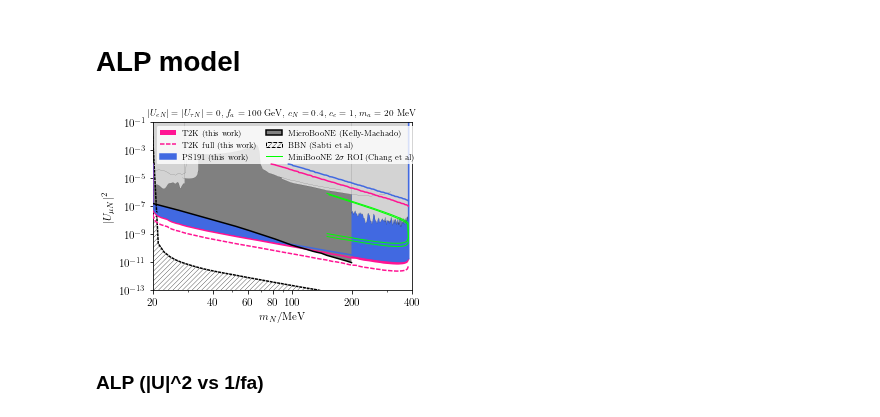
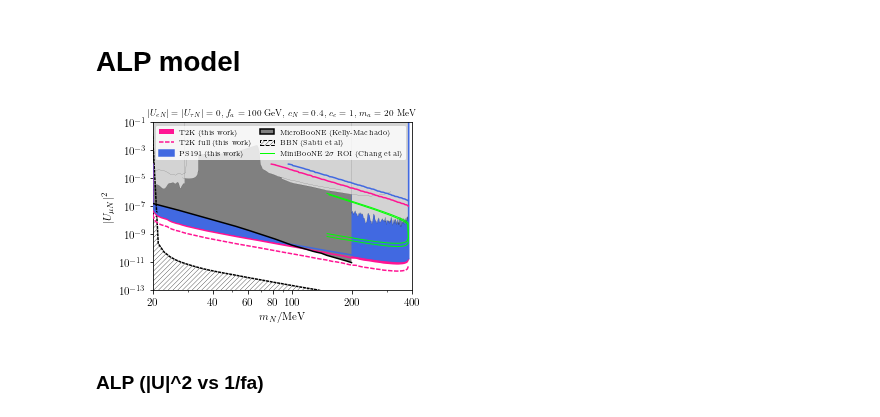
Before and after one commit to mhostert/HNL-DIF, a Jupyter notebook: main_plots.ipynb, the cells around one changed output. Drawn from its saved outputs; the diff is of its cells as text; code cells hidden in the pictures.

```diff
--- a/main_plots.ipynb
+++ b/main_plots.ipynb
@@ -747,35 +758,35 @@ MB_ROI, = ax.plot(x,y, c='lime', lw=1, zorder=20, label='MiniBooNE ROI (C. Chang
 
 
 data = np.genfromtxt("digitized/alp_miniboone/Umu4_vs_ms_lower2sigma.dat", unpack=True)
 x,y = plot_tools.plot_closed_region(data, logy=True)
 MB_ROI, = ax.plot(x,y, c='lime', lw=1, zorder=20, label='MiniBooNE ROI (C. Chang et al)')
 
 
 
 ####
 # labels
 ax.set_title(r"$|U_{e N}| = |U_{\tau N}| = 0$, $f_a = 100$ GeV, $c_N=0.4$, $c_e=1$, $m_a = 20$ MeV",fontsize=9)
 
 # In total 3x3 lines have been plotted
 legend1 = plt.legend([t2kregion1, t2kregion2, PS191region,mubooneregion, BBNregion, MB_ROI],
                      [r"T2K (this work)", r"T2K full (this work)", r"PS191 (this work)",
                      r'MicroBooNE (Kelly-Machado)',r'BBN (Sabti et al)',r'MiniBooNE $2\sigma$ ROI (Chang et al)'],
-                     loc='upper left',markerfirst=True,edgecolor="None", fontsize=8, frameon=True, framealpha=0.8, ncol=2,columnspacing=1)
+                     loc='upper left',markerfirst=True,edgecolor="None", fontsize=7.2, frameon=True, framealpha=0.8, ncol=2,columnspacing=1)
 
 ax.set_xlim(np.min(x),np.max(x))
 ax.set_ylim(1e-13,1e-1)
 ax.set_xscale("log")
 ax.set_yscale("log")
 ax.set_ylabel(r"$|U_{\mu N}|^2$")
 ax.set_xlabel(r"$m_{N}$/MeV")
 
 ax.set_xticks(np.array([20, 40, 60, 80, 100, 200, 400]))
 ax.set_xticklabels(np.array([20, 40, 60, 80, 100, 200, 400]))
 
 fig.savefig('plots/ALP_decays.pdf', dpi=300)
 fig.savefig('plots/ALP_decays.png', dpi=300)
 # %% [output]
-[figure, old version]
+[figure, new version]
 # %% [markdown]
 ### ALP (|U|^2 vs 1/fa)
 # %%
```
Also changed, not shown: parts of 2 cells of this notebook, 29 other files.
